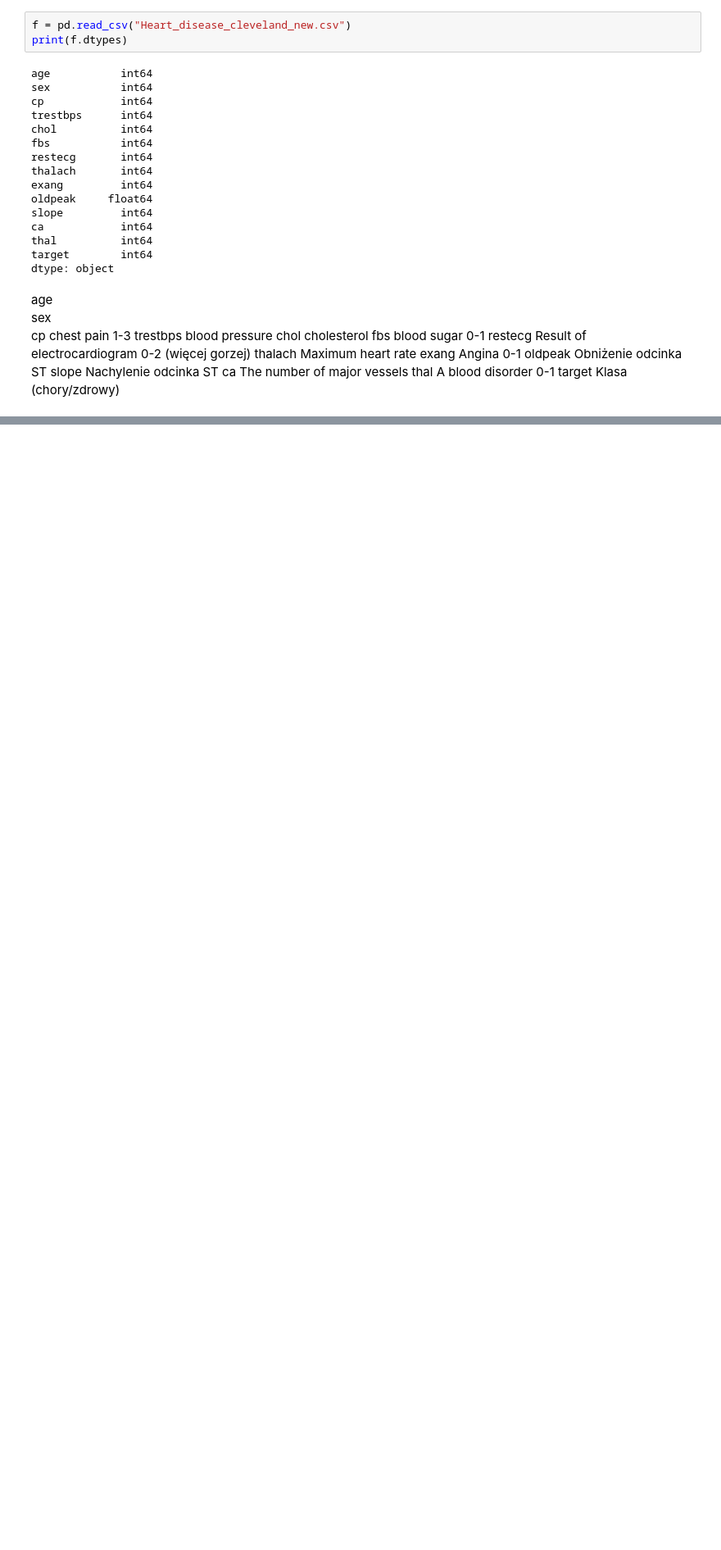
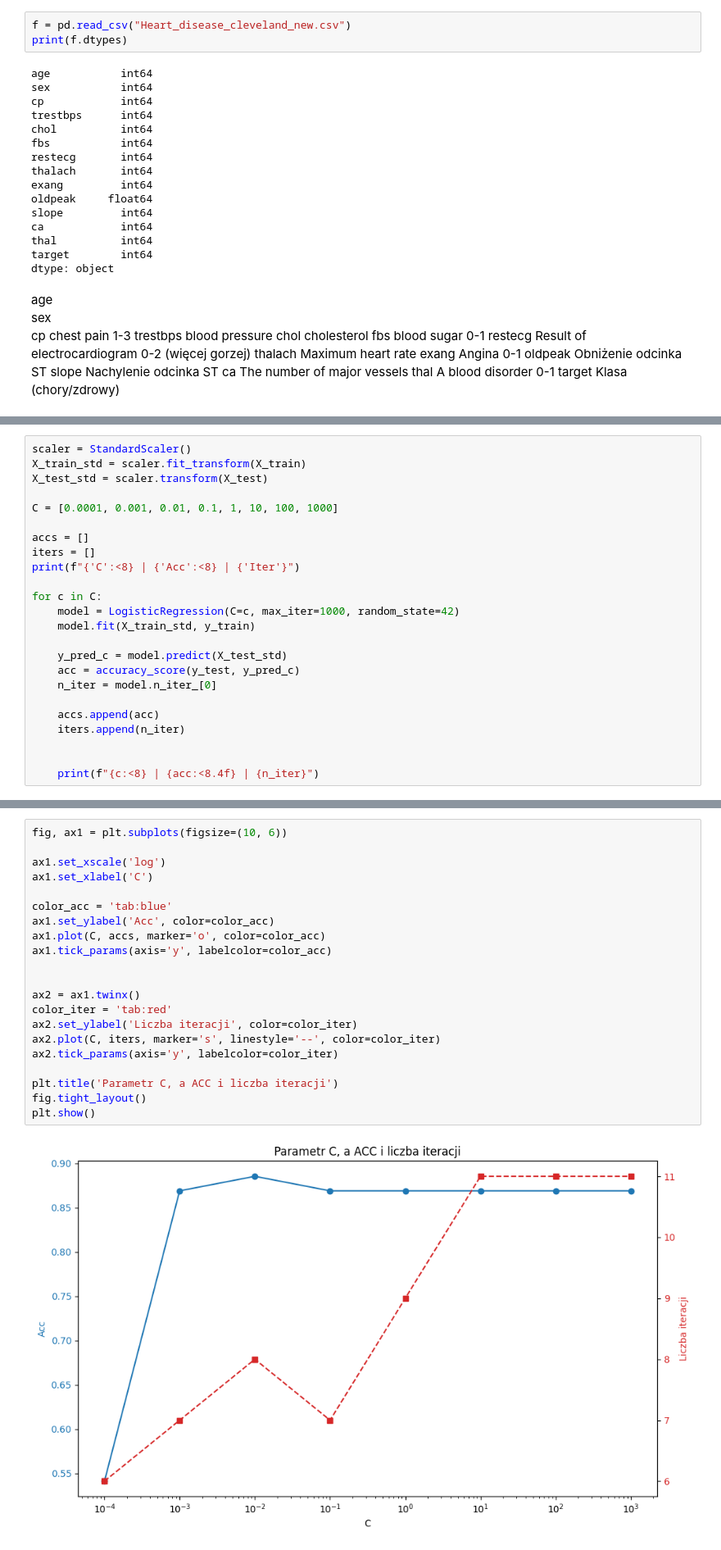
Before and after one commit to Zajecia-na-PWr-LR/lista-3-RafalBalicki, a Jupyter notebook: lista3.ipynb, the cells around one changed output, grey strips where cells are left out. Shown at 82% size. Cells and saved outputs as stored; diff of their text form; blank space fills up the shorter version.

```diff
--- a/lista3.ipynb
+++ b/lista3.ipynb
@@ -70,0 +164,24 @@ from sklearn.model_selection import StratifiedKFold
+# %%
+scaler = StandardScaler()
+X_train_std = scaler.fit_transform(X_train)
+X_test_std = scaler.transform(X_test)
+
+C = [0.0001, 0.001, 0.01, 0.1, 1, 10, 100, 1000]
+
+accs = []
+iters = []
+print(f"{'C':<8} | {'Acc':<8} | {'Iter'}")
+
+for c in C:
+    model = LogisticRegression(C=c, max_iter=1000, random_state=42)
+    model.fit(X_train_std, y_train)
+
+    y_pred_c = model.predict(X_test_std)
+    acc = accuracy_score(y_test, y_pred_c)
+    n_iter = model.n_iter_[0]
+
+    accs.append(acc)
+    iters.append(n_iter)
+
+
+    print(f"{c:<8} | {acc:<8.4f} | {n_iter}")
@@ -70,0 +198,23 @@ from sklearn.model_selection import StratifiedKFold
+# %%
+fig, ax1 = plt.subplots(figsize=(10, 6))
+
+ax1.set_xscale('log')
+ax1.set_xlabel('C')
+
+color_acc = 'tab:blue'
+ax1.set_ylabel('Acc', color=color_acc)
+ax1.plot(C, accs, marker='o', color=color_acc)
+ax1.tick_params(axis='y', labelcolor=color_acc)
+
+
+ax2 = ax1.twinx()
+color_iter = 'tab:red'
+ax2.set_ylabel('Liczba iteracji', color=color_iter)
+ax2.plot(C, iters, marker='s', linestyle='--', color=color_iter)
+ax2.tick_params(axis='y', labelcolor=color_iter)
+
+plt.title('Parametr C, a ACC i liczba iteracji')
+fig.tight_layout()
+plt.show()
+# %% [output]
+[figure, added]
```
Also changed, not shown: parts of 15 cells of this notebook, 1 other file.
